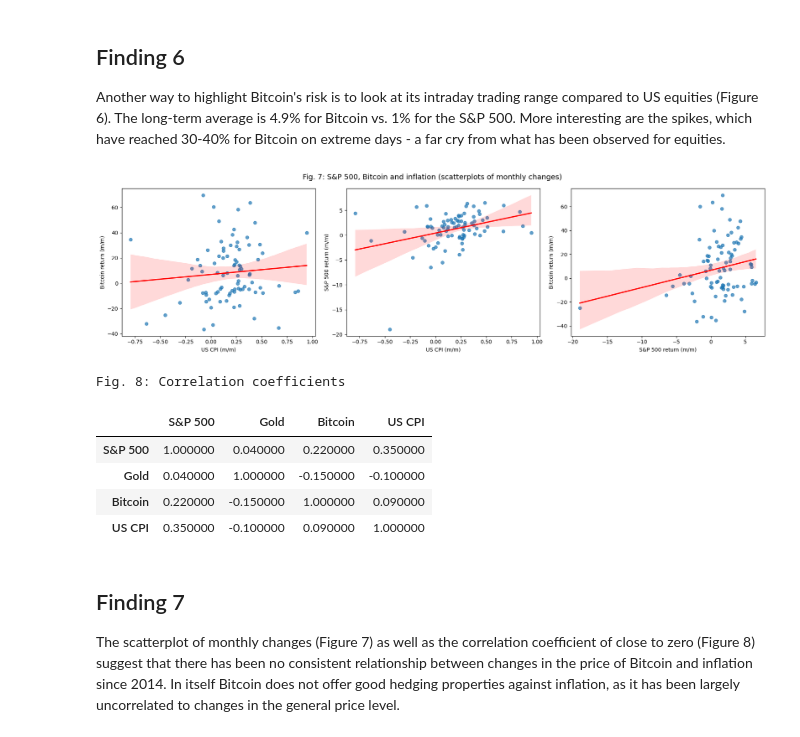
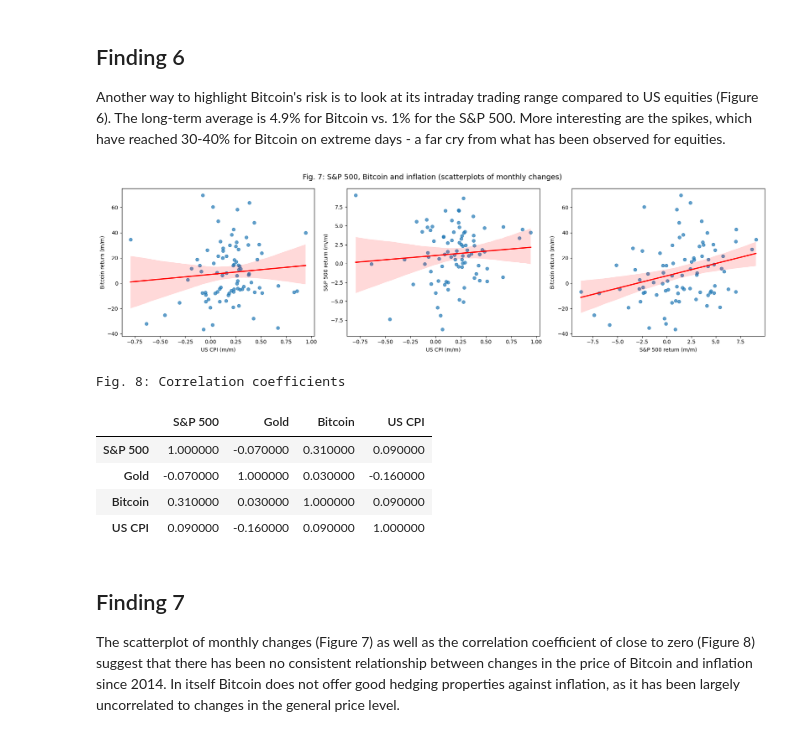
Before and after one commit to gj-goncalvescaldas/btc-3-asset-portfolio-extension, a Jupyter notebook: notebooks/02_study_replication.ipynb, the cells around one changed output. Drawn from its saved outputs; the diff is of its cells as text; code cells hidden in the pictures.

```diff
--- a/notebooks/02_study_replication.ipynb
+++ b/notebooks/02_study_replication.ipynb
@@ -465,40 +465,40 @@ Another way to highlight Bitcoin's risk is to look at its intraday trading range
 # %%
 import pandas as pd
 import matplotlib.pyplot as plt
 import seaborn as sns
 import numpy as np
 
 # Monthly Returns
-returns = final_df_study[['avg_close_btc', 'avg_close_sp500', 'avg_price_gold']].pct_change().dropna() * 100
+returns = final_df_study[['close_btc', 'close_sp500', 'close_gold']].pct_change().dropna() * 100
 returns['cpi_return'] = final_df_study['avg_cpi'].pct_change() * 100
 returns = returns.dropna()
 
 fig, axes = plt.subplots(1, 3, figsize=(18, 5))
 
 # BTC vs CPI
-sns.regplot(x='cpi_return', y='avg_close_btc', data=returns, ax=axes[0], scatter_kws={'alpha':0.7}, line_kws={"color":"red"})
+sns.regplot(x='cpi_return', y='close_btc', data=returns, ax=axes[0], scatter_kws={'alpha':0.7}, line_kws={"color":"red"})
 axes[0].set_xlabel('US CPI (m/m)')
 axes[0].set_ylabel('Bitcoin return (m/m)')
 
 # S&P500 vs CPI
-sns.regplot(x='cpi_return', y='avg_close_sp500', data=returns, ax=axes[1], scatter_kws={'alpha':0.7}, line_kws={"color":"red"})
+sns.regplot(x='cpi_return', y='close_sp500', data=returns, ax=axes[1], scatter_kws={'alpha':0.7}, line_kws={"color":"red"})
 axes[1].set_xlabel('US CPI (m/m)')
 axes[1].set_ylabel('S&P 500 return (m/m)')
 
 # BTC vs SP500
-sns.regplot(x='avg_close_sp500', y='avg_close_btc', data=returns, ax=axes[2], scatter_kws={'alpha':0.7}, line_kws={"color":"red"})
+sns.regplot(x='close_sp500', y='close_btc', data=returns, ax=axes[2], scatter_kws={'alpha':0.7}, line_kws={"color":"red"})
 axes[2].set_xlabel('S&P 500 return (m/m)')
 axes[2].set_ylabel('Bitcoin return (m/m)')
 
 fig.suptitle('Fig. 7: S&P 500, Bitcoin and inflation (scatterplots of monthly changes)', fontsize=14)
 
 plt.tight_layout()
 plt.show()
 # %% [output]
-[figure, old version]
+[figure, new version]
 # %%
 # Correlation matrix
-corr = returns[['avg_close_sp500', 'avg_price_gold', 'avg_close_btc', 'cpi_return']].corr()
+corr = returns[['close_sp500', 'close_gold', 'close_btc', 'cpi_return']].corr()
 
 corr.index = ['S&P 500', 'Gold', 'Bitcoin', 'US CPI']
 corr.columns = ['S&P 500', 'Gold', 'Bitcoin', 'US CPI']
@@ -508,10 +508,10 @@ display(corr.round(2).style.set_caption('Fig. 8: Correlation coefficients'))
 # %% [output]
 Fig. 8: Correlation coefficients
 |  | S&P 500 | Gold | Bitcoin | US CPI |
-| S&P 500 | 1.000000 | 0.040000 | 0.220000 | 0.350000 |
-| Gold | 0.040000 | 1.000000 | -0.150000 | -0.100000 |
-| Bitcoin | 0.220000 | -0.150000 | 1.000000 | 0.090000 |
-| US CPI | 0.350000 | -0.100000 | 0.090000 | 1.000000 |
+| S&P 500 | 1.000000 | -0.070000 | 0.310000 | 0.090000 |
+| Gold | -0.070000 | 1.000000 | 0.030000 | -0.160000 |
+| Bitcoin | 0.310000 | 0.030000 | 1.000000 | 0.090000 |
+| US CPI | 0.090000 | -0.160000 | 0.090000 | 1.000000 |
 # %% [markdown]
 ## Finding 7
 
```
Also changed, not shown: 2 other files.
